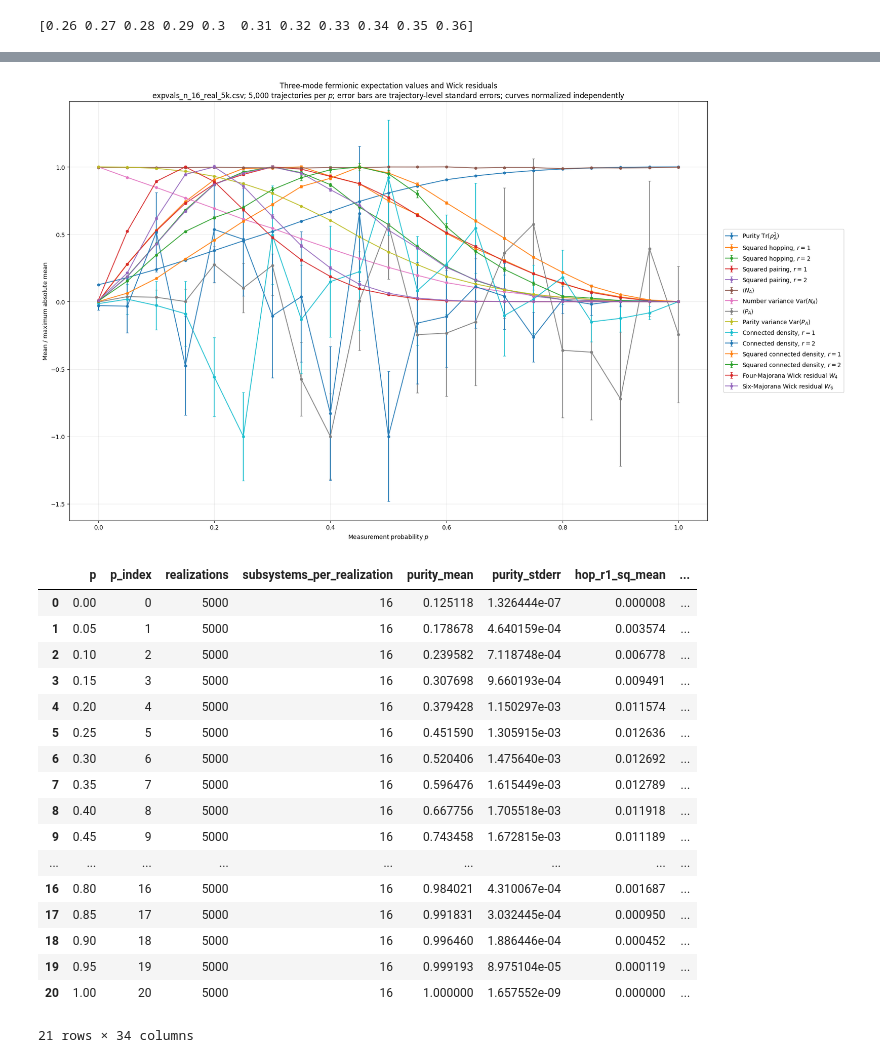
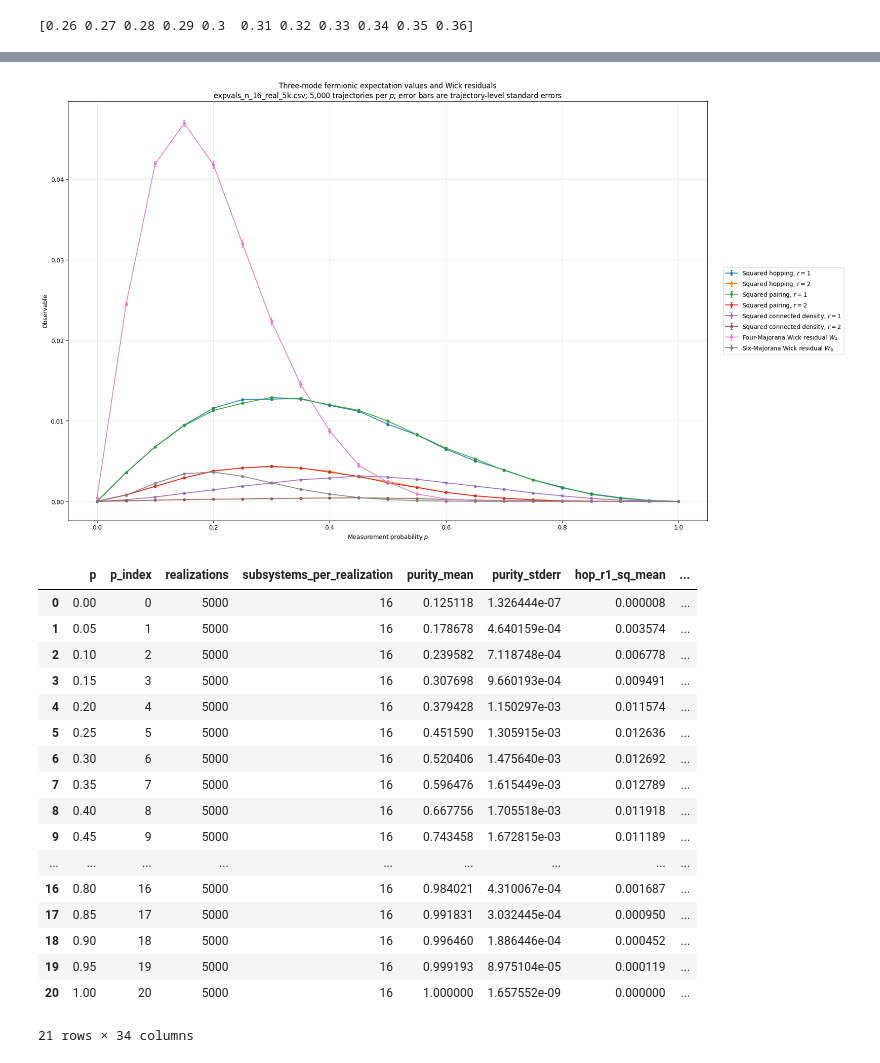
Before and after one commit to amarce4/mipt, a Jupyter notebook: python/mipt.ipynb, the cells around one changed output, grey strips where cells are left out. Drawn from its saved outputs; the diff is of its cells as text; code cells hidden in the pictures.

```diff
--- a/python/mipt.ipynb
+++ b/python/mipt.ipynb
@@ -304,7 +107,7 @@ CHUNKSIZE = 1_000_000  # Adjust according to available RAM.
 PLOT_BIPNEG = True
 
 files = [
-    "cpp/gmn_n_16_real_1k.csv",
+    "cpp/gmn_n_16_real_10k.csv",
 ]
 
 # System size corresponding to each file.
@@ -313,7 +116,7 @@ ns = [16]
 # Optional metadata shown in the textbox.
 # Set to None to omit a field.
 PERIODS = 16
-REALISATIONS = 1000
+REALISATIONS = 10000
 
 colors = ["black", "red", "orange", "green", "blue"]
 
@@ -1458,8 +1255,9 @@ import pandas as pd
 # ---------------------------------------------------------------------------
 
 files = [
-    Path(f"old_cpp/csv/entropy/n22/run1/entropy_n22_p{p}_circ2.csv")
-    for p in ["0.55", "0.60", "0.65", "0.70", "0.75", "0.80", "0.85", "0.9", "0.95"]
+    Path(f"cpp/csv/entropy/entropy_n22_p{p}_circ2_real1000.csv")
+    for p in ["0.33", "0.34", "0.35", "0.36", "0.37", "0.38"]
+    # for p in ["0.55", "0.60", "0.65", "0.70", "0.75", "0.80", "0.85", "0.9", "0.95"]
 ]
 
 # Only fit curves whose measurement rate is strictly greater than this value.
@@ -1467,7 +1265,7 @@ files = [
 above_p = 0.3
 
 # Exclude the first k points, ordered by increasing L_A, from each linear fit.
-exclude_first_k_pts = 4
+exclude_first_k_pts = 1
 
 # S2_stderr is appropriate for uncertainty-weighted fits to the ensemble mean.
 # S2_stddev instead represents trajectory-to-trajectory spread.
@@ -1673,9 +1471,10 @@ for i, file in enumerate(files):
             )
             fit_y_line = slope * fit_x_line + intercept
 
+            slope_precision = max(0, int(np.ceil(-np.log10(abs(slope_stderr)))))
             fit_label = (
                 rf"$p={p:g}$: "
-                rf"$\alpha=${slope:.1g}$\pm${slope_stderr:.1g}, "
+                rf"$\alpha=${slope:.{slope_precision}f}$\pm${slope_stderr:.{slope_precision}f}, "
                 rf"$\chi_\nu^2=${reduced_chi_squared:.1g}"
             )
 
@@ -1718,13 +1517,13 @@ props = {
 }
 
 ax1.text(
-    0.97,
-    0.97,
+    0.99,
+    0.02,
     metadata_text,
     transform=ax1.transAxes,
     fontsize=12,
     horizontalalignment="right",
-    verticalalignment="top",
+    verticalalignment="bottom",
     bbox=props,
 )
 
@@ -1770,9 +1569,7 @@ FILE = Path("cpp/expvals_n_16_real_5k.csv")
 P_MIN = 0.0
 P_MAX = 1.0
 
-# Independently normalize each observable so quantities with very different
-# scales remain visible on one axis.
-NORMALIZE_FOR_DISPLAY = True
+NORMALIZE_FOR_DISPLAY = False
 
 FIGSIZE = (19, 11)
 CAPSIZE = 2
@@ -1792,19 +1589,33 @@ if df.empty:
     )
 
 
-# column base name: legend label
+# ---------------------------------------------------------------------------
+# Main observables
+#
+# Exclude signed ensemble means that are symmetry-cancelled or expected to
+# remain approximately constant:
+#
+#   number_expectation
+#   parity_expectation
+#   density_r1
+#   density_r2
+#
+# Their nonlinear counterparts remain:
+#
+#   number_variance
+#   parity_variance
+#   density_r1_sq
+#   density_r2_sq
+# ---------------------------------------------------------------------------
+
 observables = {
-    "purity": r"Purity $\mathrm{Tr}(\rho_A^2)$",
+    # "purity": r"Purity $\mathrm{Tr}(\rho_A^2)$",
     "hop_r1_sq": r"Squared hopping, $r=1$",
     "hop_r2_sq": r"Squared hopping, $r=2$",
     "pair_r1_sq": r"Squared pairing, $r=1$",
     "pair_r2_sq": r"Squared pairing, $r=2$",
-    "number_expectation": r"$\langle N_A\rangle$",
-    "number_variance": r"Number variance $\mathrm{Var}(N_A)$",
-    "parity_expectation": r"$\langle P_A\rangle$",
-    "parity_variance": r"Parity variance $\mathrm{Var}(P_A)$",
-    "density_r1": r"Connected density, $r=1$",
-    "density_r2": r"Connected density, $r=2$",
+    # "number_variance": r"Number variance $\mathrm{Var}(N_A)$",
+    # "parity_variance": r"Parity variance $\mathrm{Var}(P_A)$",
     "density_r1_sq": r"Squared connected density, $r=1$",
     "density_r2_sq": r"Squared connected density, $r=2$",
     "wick4": r"Four-Majorana Wick residual $W_4$",
@@ -1812,11 +1623,13 @@ observables = {
 }
 
 required = {"p", "realizations"}
+
 for base in observables:
     required.add(f"{base}_mean")
     required.add(f"{base}_stderr")
 
 missing = required.difference(df.columns)
+
 if missing:
     raise ValueError(f"Missing required columns: {sorted(missing)}")
 
@@ -1844,7 +1657,7 @@ for base in observables:
 
 
 # ---------------------------------------------------------------------------
-# One large plot
+# Plot
 # ---------------------------------------------------------------------------
 
 fig, ax = plt.subplots(figsize=FIGSIZE)
@@ -1864,7 +1677,7 @@ for base, label in observables.items():
 
 ax.set_xlabel("Measurement probability $p$")
 ax.set_ylabel(
-    "Mean / maximum absolute mean"
+    "Mean observable / maximum mean"
     if NORMALIZE_FOR_DISPLAY
     else "Observable"
 )
@@ -1874,39 +1687,35 @@ realization_max = int(df["realizations"].max())
 
 if realization_min == realization_max:
     realization_text = f"{realization_min:,} trajectories per $p$"
 else:
     realization_text = (
         f"{realization_min:,}–{realization_max:,} trajectories per $p$"
     )
 
 title = (
     "Three-mode fermionic expectation values and Wick residuals\n"
     f"{FILE.name}; {realization_text}; "
     "error bars are trajectory-level standard errors"
 )
 
 if NORMALIZE_FOR_DISPLAY:
     title += "; curves normalized independently"
 
 ax.set_title(title)
 ax.grid(True, alpha=0.25)
+
 ax.legend(
     loc="center left",
     bbox_to_anchor=(1.02, 0.5),
     frameon=True,
 )
 
 fig.tight_layout()
 plt.show()
 
-
-# ---------------------------------------------------------------------------
-# Display the underlying unnormalized statistics
-# ---------------------------------------------------------------------------
-
 display(df)
 # %% [output]
-[figure, old version]
+[figure, new version]
 |  | p | p_index | realizations | subsystems_per_realization | purity_mean | purity_stderr | hop_r1_sq_mean | ... |
 | 0 | 0.00 | 0 | 5000 | 16 | 0.125118 | 1.326444e-07 | 0.000008 | ... |
 | 1 | 0.05 | 1 | 5000 | 16 | 0.178678 | 4.640159e-04 | 0.003574 | ... |
```
Also changed, not shown: parts of 9 cells of this notebook, 3 other files.
